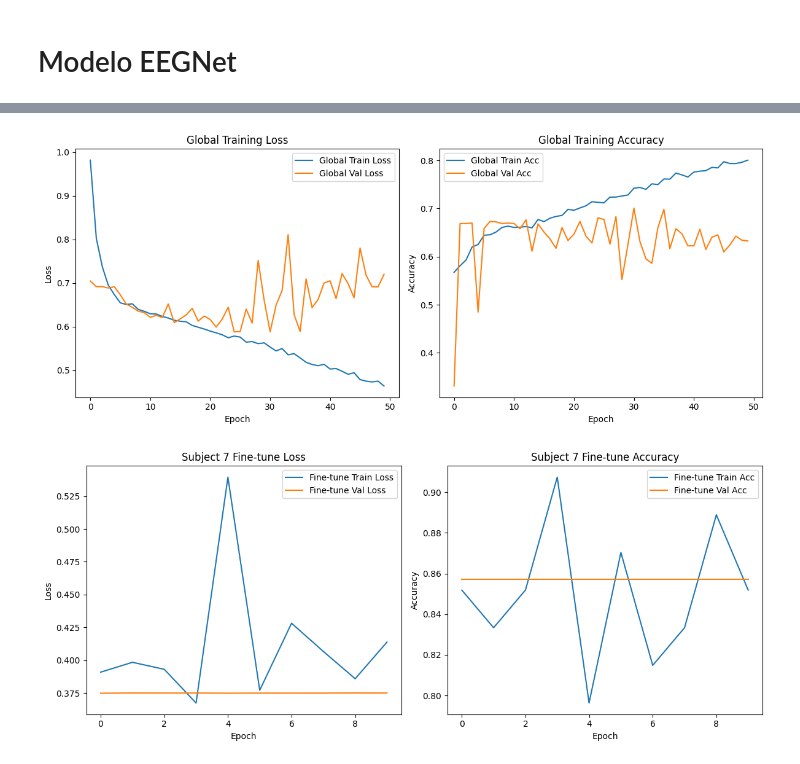
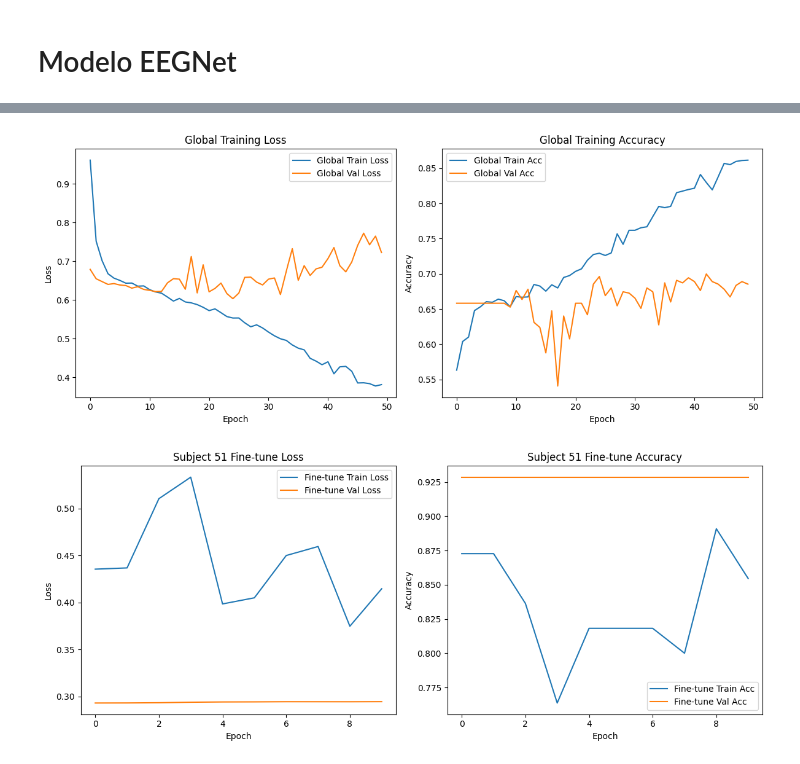
Before and after one commit to Bruno-BRG/testeBCI, a Jupyter notebook: TesteNovaArquitetura.ipynb, the cells around one changed output, grey strips where cells are left out. Drawn from its saved outputs; the diff is of its cells as text; code cells hidden in the pictures.

```diff
--- a/TesteNovaArquitetura.ipynb
+++ b/TesteNovaArquitetura.ipynb
@@ -80,7 +60,6 @@ Successfully installed mne-1.9.0
 # %% [markdown]
 # Modelo EEGNet
 # %%
-
 import numpy as np
 import mne
 from mne import concatenate_raws
@@ -107,7 +86,7 @@ warnings.filterwarnings("ignore")
 # =============================================
 USE_EARLY_STOP = False      # True = enable early stop during global pre‑train
 GENERAL_EPOCHS = 50       # cross‑subject pre‑train epochs
-FINE_TUNE_SUBJECT = 7      # subject ID (1‑109) to fine‑tune on
+FINE_TUNE_SUBJECT = 51      # subject ID (1‑109) to fine‑tune on
 FINE_TUNE_EPOCHS = 10      # subject‑specific fine‑tune epochs
 # =============================================
 
@@ -115,14 +94,14 @@ FINE_TUNE_EPOCHS = 10      # subject‑specific fine‑tune epochs
 # 1.  LOAD & NORMALISE ALL SUBJECTS
 # ---------------------------
 IMAGINE_LEFT_RIGHT = [4, 8, 12]
-subjects = range(1, 110)
+subjects = range(1, 52)
 selected_channels = [
     'C3..', 'C4..', 'Fp1.', 'Fp2.', 'F7..', 'F3..', 'F4..', 'F8..',
     'T7..', 'T8..', 'P7..', 'P3..', 'P4..', 'P8..', 'O1..', 'O2..'
 ]
 
 physionet_paths = np.concatenate([
-    eegbci.load_data(subj, IMAGINE_LEFT_RIGHT, path=r"/content/drive/MyDrive/Colab Notebooks/mne_data")
+    eegbci.load_data(subj, IMAGINE_LEFT_RIGHT, path=r"C:\root\mne_data")
     for subj in subjects
 ])
 
@@ -195,7 +174,7 @@ X_test = X_test.transpose(0, 1, 2)[..., np.newaxis]
 
 def EEGNet(nb_classes, Chans, Samples,
            dropoutRate=0.5, kernLength=64,
-           F1=32, D=2, F2=128, F3=128):
+           F1=16, D=1, F2=64, F3=64):
     inp = Input(shape=(Chans, Samples, 1))
     # Block 1
     x = Conv2D(F1, (1, kernLength), padding='same', use_bias=False)(inp)
@@ -231,7 +210,44 @@ def EEGNet(nb_classes, Chans, Samples,
     out = Dense(nb_classes, activation='softmax')(x)
     return Model(inp, out)
 
-model = EEGNet(2, X_train.shape[1], X_train.shape[2])
+def EEGTCNet(nb_classes, Chans, Samples,
+           dropoutRate=0.5, kernLength=64,
+           F1=32, D=2, F2=64, F3=64):
+    inp = Input(shape=(Chans, Samples, 1))
+
+    # Block 1: Temporal and Spatial Convolution
+    x = Conv2D(F1, (1, kernLength), padding='same', use_bias=False)(inp)
+    x = BatchNormalization()(x)
+    x = DepthwiseConv2D((Chans, 1), depth_multiplier=D, use_bias=False)(x)
+    x = BatchNormalization()(x)
+    x = Activation('elu')(x)
+    x = SpatialDropout2D(0.3)(x)
+    x = AveragePooling2D((1, 4))(x)
+
+    # Block 2: Separable Convolution
+    x = SeparableConv2D(F2, (1, 16), padding='same', use_bias=False)(x)
+    x = BatchNormalization()(x)
+    x = Activation('elu')(x)
+    x = AveragePooling2D((1, 8))(x)
+    x = Dropout(dropoutRate)(x)
+
+    # Block 3: Final lightweight Convolution
+    x = SeparableConv2D(F3, (1, 8), padding='same', use_bias=False)(x)
+    x = BatchNormalization()(x)
+    x = Activation('elu')(x)
+    x = MaxPool2D((1, 2))(x)
+    x = Dropout(dropoutRate)(x)
+
+    # Classifier
+    x = Flatten()(x)
+    x = Dense(64, activation='elu')(x)
+    x = Dropout(dropoutRate)(x)
+    out = Dense(nb_classes, activation='softmax')(x)
+
+    return Model(inp, out)
+
+#model = EEGNet(2, X_train.shape[1], X_train.shape[2])
+model = EEGTCNet(2, X_train.shape[1], X_train.shape[2])
 model.compile(
     AdamW(1e-3, weight_decay=1e-4),
     CategoricalCrossentropy(label_smoothing=0.05),
@@ -249,7 +265,7 @@ if USE_EARLY_STOP:
 print("\n=== GLOBAL PRE‑TRAIN ===")
 history_global = model.fit(
     X_train, y_train,
-    batch_size=64,
+    batch_size=10,
     epochs=GENERAL_EPOCHS,
     validation_split=0.2,
     callbacks=callbacks_global,
@@ -267,7 +283,7 @@ print(f"Test Accuracy: {accuracy_score(y_true_global, y_pred_global):.4f}, F1: {
 print(f"=== FINE‑TUNE ON SUBJECT {FINE_TUNE_SUBJECT:02d} ===")
 
 # reload only target subject to avoid info leakage
-subj_paths = eegbci.load_data(FINE_TUNE_SUBJECT, IMAGINE_LEFT_RIGHT, path=r"/content/drive/MyDrive/Colab Notebooks/mne_data")
+subj_paths = eegbci.load_data(FINE_TUNE_SUBJECT, IMAGINE_LEFT_RIGHT, path=r"C:\root\mne_data")
 raw_subj_list = []
 for p in subj_paths:
     rs = mne.io.read_raw_edf(p, preload=True, stim_channel='auto', verbose='WARNING')
@@ -299,7 +315,7 @@ model.compile(AdamW(1e-4), CategoricalCrossentropy(label_smoothing=0.05), metric
 
 history_ft = model.fit(
     X_train_s, y_train_s,
-    batch_size=32,
+    batch_size=5,
     epochs=FINE_TUNE_EPOCHS,
     validation_data=(X_val_s, y_val_s),
     verbose=1
@@ -364,2 +380,2 @@ Accuracy: 0.8571, F1: 0.8000
-[figure, old version]
+[figure, new version]
-[figure, old version]
+[figure, new version]
```
Also changed, not shown: parts of 7 cells of this notebook.
